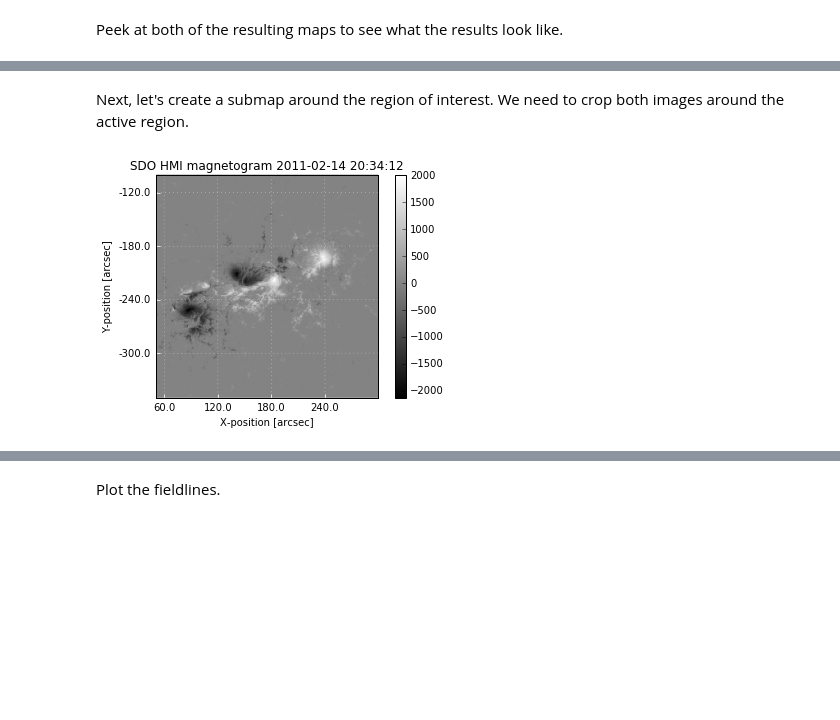
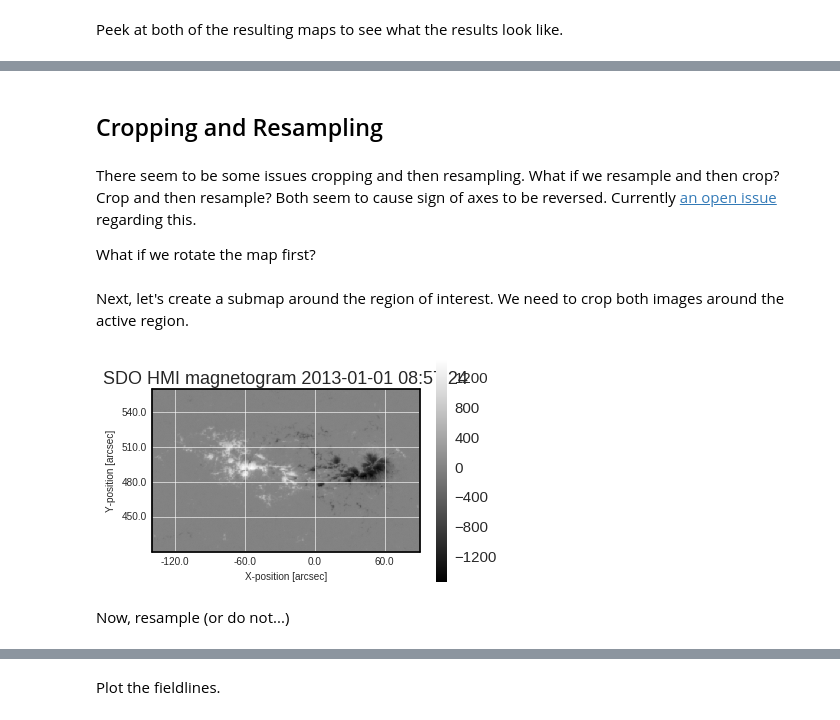
Before and after one commit to wtbarnes/research_notebook, a Jupyter notebook: FieldLineViz/field_line_viz_pipeline_example.ipynb, the cells around one changed output, grey strips where cells are left out. Drawn from its saved outputs; the diff is of its cells as text; code cells hidden in the pictures; blank space fills up the shorter version.

```diff
--- a/FieldLineViz/field_line_viz_pipeline_example.ipynb
+++ b/FieldLineViz/field_line_viz_pipeline_example.ipynb
@@ -119,3 +182,11 @@ AttributeError: _coldefs
+# %% [markdown]
+## Cropping and Resampling
+# %% [markdown]
+There seem to be some issues cropping and then resampling. What if we resample and then crop? Crop and then resample? Both seem to cause sign of axes to be reversed. Currently [an open issue](https://github.com/sunpy/sunpy/issues/1855#issuecomment-235720350) regarding this.
+
+What if we rotate the map first?
+# %%
+hmi_map = hmi_map.rotate()
 # %% [markdown]
 Next, let's create a submap around the region of interest. We need to crop both images around the active region.
 # %%
@@ -125,5 +197,8 @@ zrange = u.Quantity([0,     250] * u.arcsec)
 # %%
-map_hmi_cropped = hmi_map.submap(xrange,yrange)
-map_hmi_cropped.peek()
+hmi_map_cropped = hmi_map.submap(xrange,yrange)
-# %% [output]
-[figure, removed]
+# %%
+hmi_map_cropped.peek()
+# %% [output]
+[figure, added]
+# %% [markdown]
+Now, resample (or do not...)
```
Also changed, not shown: parts of 111 cells of this notebook.
